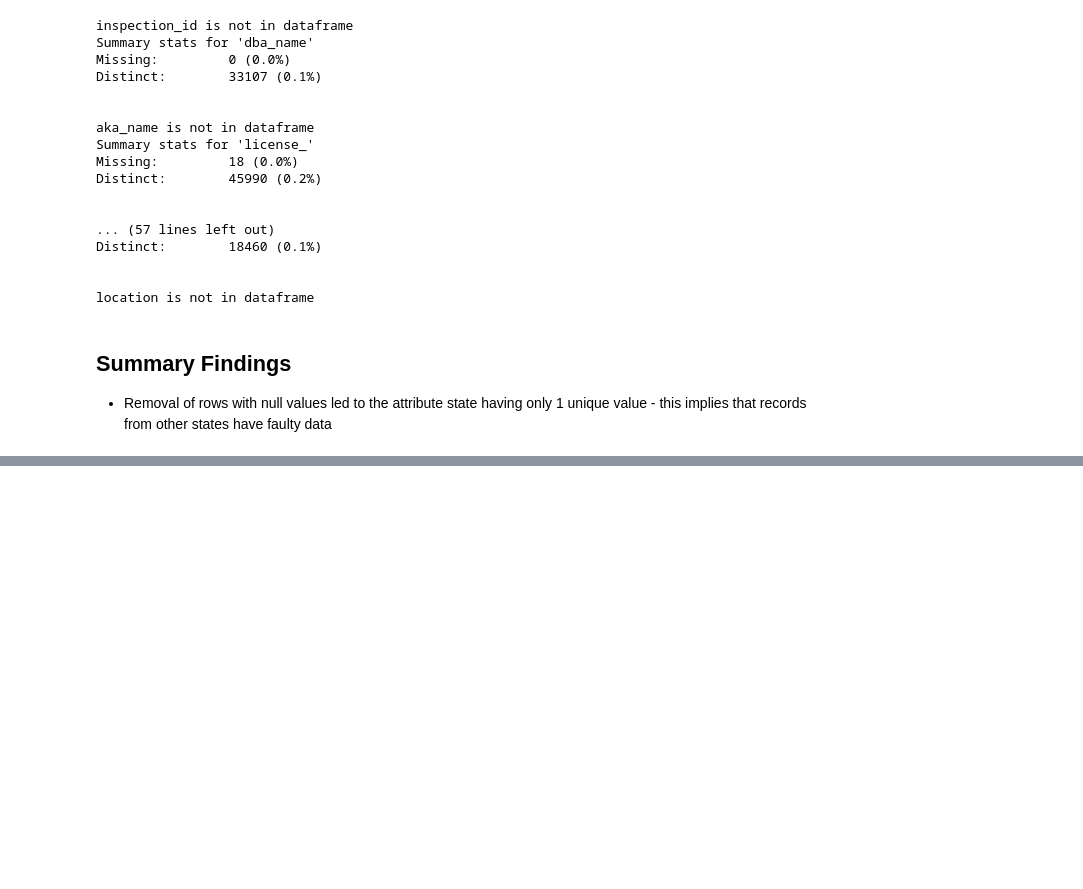
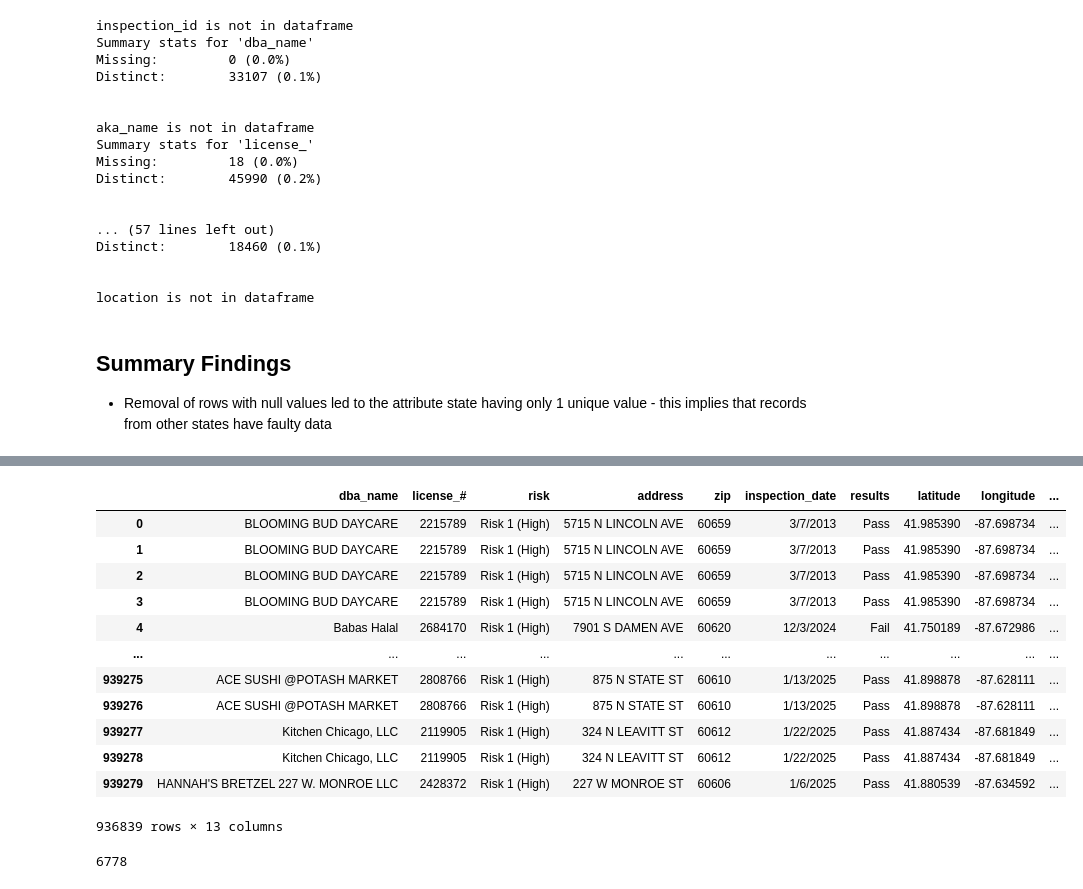
Before and after one commit to leonswl/ntu-msds-sd6104, a Jupyter notebook: notebooks/leon/leon_eda.ipynb, the cells around one changed output, grey strips where cells are left out. Drawn from its saved outputs; the diff is of its cells as text; code cells hidden in the pictures; blank space fills up the shorter version.

```diff
--- a/notebooks/leon/leon_eda.ipynb
+++ b/notebooks/leon/leon_eda.ipynb
@@ -283,0 +329,4 @@ location is not in dataframe
+# %%
+file_path = "../../data/Food_Inspections_Violations_Expanded_with_cleandata.csv"
+df = pd.read_csv(file_path, header=[0])
+df.head()
@@ -283,0 +341,3 @@ location is not in dataframe
+# %%
+col_names = ["_".join(col.lower().split(' ')) for col in df.columns]
+df.columns = col_names
@@ -283,0 +354,26 @@ location is not in dataframe
+# %%
+new_df = df.drop(
+    ['inspection_id','aka_name','facility_type','city','inspection_type','raw_violation','violation_text','location','violation_comment','error_reason','parse_error','state'],axis=1
+)
+# %%
+# drop missing values
+new_df.dropna(subset=['city_cleaned', 'zip', 'latitude', 'longitude'], inplace=True)
+
+# fix data type
+new_df = new_df.astype({'zip':'Int64', 'license_#':'Int64', 'violation_number':'Int64'})
+# %%
+new_df
+# %% [output]
+|  | dba_name | license_# | risk | address | zip | inspection_date | results | latitude | longitude | ... |
+| 0 | BLOOMING BUD DAYCARE | 2215789 | Risk 1 (High) | 5715 N LINCOLN AVE | 60659 | 3/7/2013 | Pass | 41.985390 | -87.698734 | ... |
+| 1 | BLOOMING BUD DAYCARE | 2215789 | Risk 1 (High) | 5715 N LINCOLN AVE | 60659 | 3/7/2013 | Pass | 41.985390 | -87.698734 | ... |
+| 2 | BLOOMING BUD DAYCARE | 2215789 | Risk 1 (High) | 5715 N LINCOLN AVE | 60659 | 3/7/2013 | Pass | 41.985390 | -87.698734 | ... |
+| 3 | BLOOMING BUD DAYCARE | 2215789 | Risk 1 (High) | 5715 N LINCOLN AVE | 60659 | 3/7/2013 | Pass | 41.985390 | -87.698734 | ... |
+| 4 | Babas Halal | 2684170 | Risk 1 (High) | 7901 S DAMEN AVE | 60620 | 12/3/2024 | Fail | 41.750189 | -87.672986 | ... |
+| ... | ... | ... | ... | ... | ... | ... | ... | ... | ... | ... |
+| 939275 | ACE SUSHI @POTASH MARKET | 2808766 | Risk 1 (High) | 875 N STATE ST | 60610 | 1/13/2025 | Pass | 41.898878 | -87.628111 | ... |
+| 939276 | ACE SUSHI @POTASH MARKET | 2808766 | Risk 1 (High) | 875 N STATE ST | 60610 | 1/13/2025 | Pass | 41.898878 | -87.628111 | ... |
+| 939277 | Kitchen Chicago, LLC | 2119905 | Risk 1 (High) | 324 N LEAVITT ST | 60612 | 1/22/2025 | Pass | 41.887434 | -87.681849 | ... |
+| 939278 | Kitchen Chicago, LLC | 2119905 | Risk 1 (High) | 324 N LEAVITT ST | 60612 | 1/22/2025 | Pass | 41.887434 | -87.681849 | ... |
+| 939279 | HANNAH'S BRETZEL 227 W. MONROE LLC | 2428372 | Risk 1 (High) | 227 W MONROE ST | 60606 | 1/6/2025 | Pass | 41.880539 | -87.634592 | ... |
+936839 rows × 13 columns
@@ -283,0 +432,4 @@ location is not in dataframe
+# %%
+new_df.address.nunique()
+# %% [output]
+6778
```
Also changed, not shown: parts of 15 cells of this notebook, 6 other files.
